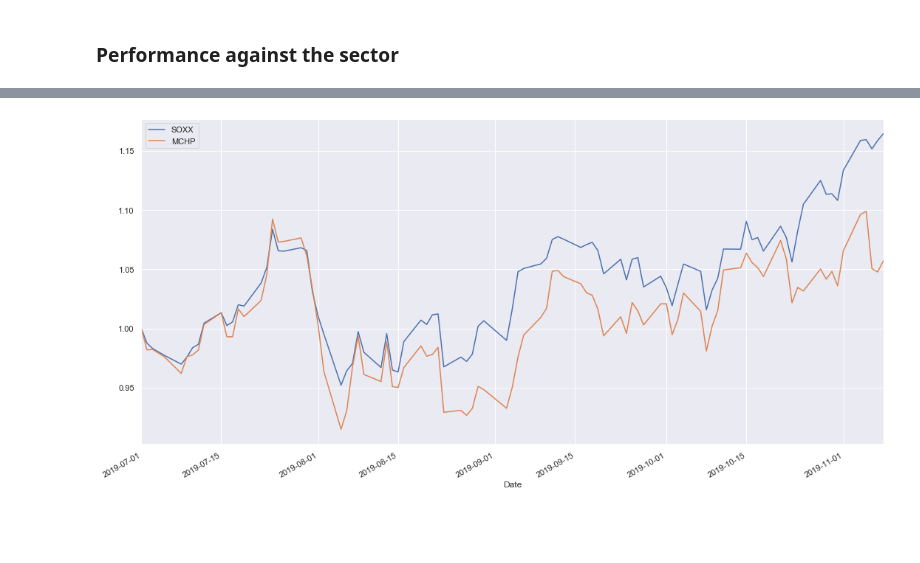
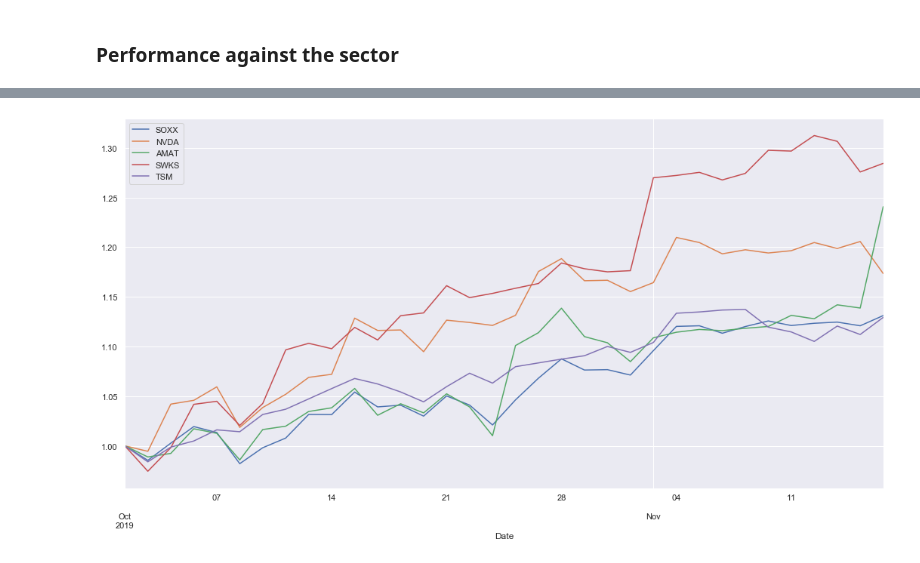
Before and after one commit to smurve/financials, a Jupyter notebook: realmoney/PortfolioManager.ipynb, the cells around one changed output, grey strips where cells are left out. Drawn from its saved outputs; the diff is of its cells as text; code cells hidden in the pictures; blank space fills up the shorter version.

```diff
--- a/realmoney/PortfolioManager.ipynb
+++ b/realmoney/PortfolioManager.ipynb
@@ -212,3 +241,5 @@ stocks = ['SOXX', 'MCHP']
+# %%
+stocks = ['SOXX', 'NVDA', 'AMAT', 'SWKS', 'TSM']
 # %%
 def plot_rel(stocks, start):
     eods = ['EOD/%s' % stock for stock in stocks]
@@ -222,6 +253,6 @@ def plot_rel(stocks, start):
     data.plot();
     return data
 # %%
-data = plot_rel(stocks, "2019-07-01")
+data = plot_rel(stocks, "2019-10-01")
 # %% [output]
-[figure, old version]
+[figure, new version]
```
Also changed, not shown: parts of 12 cells of this notebook, 20 other files.
